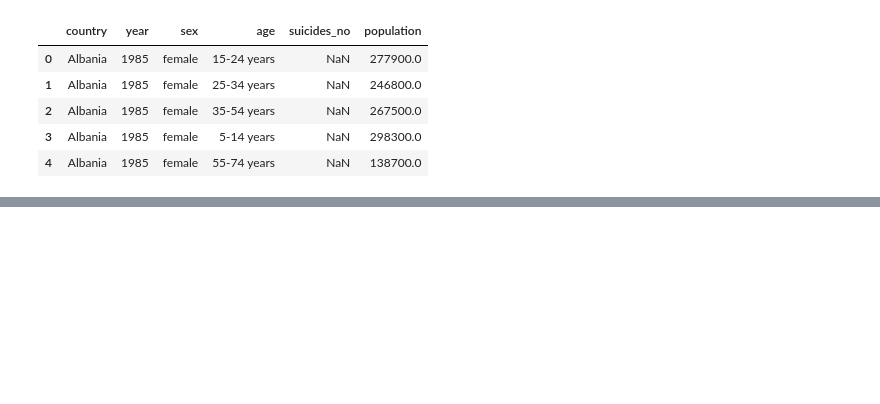
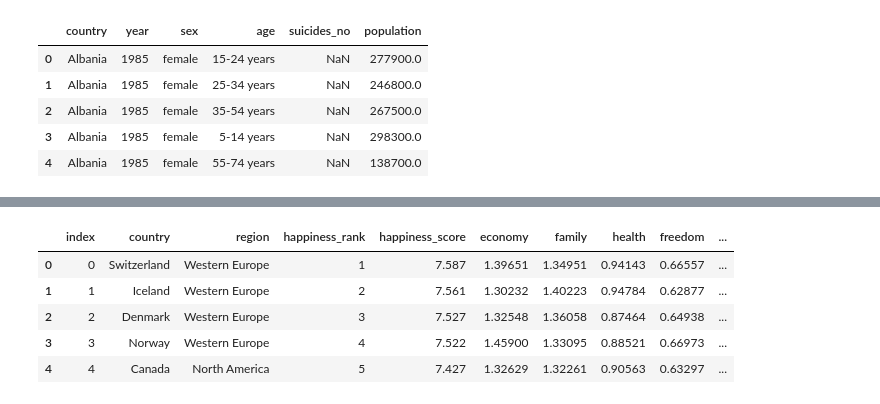
Before and after one commit to lmbejaran/Columbia-ETL-Project, a Jupyter notebook: Main.ipynb, the cells around one changed output, grey strips where cells are left out. Cells and saved outputs as stored; diff of their text form; code cells hidden in the pictures; blank space fills up the shorter version.

```diff
--- a/Main.ipynb
+++ b/Main.ipynb
@@ -197,0 +179,4 @@ See the caveats in the documentation: https://pandas.pydata.org/pandas-docs/stab
+# %%
+# create engine to connect to the ETL_Project DB
+engine = create_engine('postgres://postgres:password@localhost:5432/ETL_Project')
+conn = engine.connect()
@@ -197,0 +186,11 @@ See the caveats in the documentation: https://pandas.pydata.org/pandas-docs/stab
+# %%
+# return the happiness table
+happiness = pd.read_sql("SELECT * FROM happiness", conn)
+happiness.head()
+# %% [output]
+|  | index | country | region | happiness_rank | happiness_score | economy | family | health | freedom | ... |
+| 0 | 0 | Switzerland | Western Europe | 1 | 7.587 | 1.39651 | 1.34951 | 0.94143 | 0.66557 | ... |
+| 1 | 1 | Iceland | Western Europe | 2 | 7.561 | 1.30232 | 1.40223 | 0.94784 | 0.62877 | ... |
+| 2 | 2 | Denmark | Western Europe | 3 | 7.527 | 1.32548 | 1.36058 | 0.87464 | 0.64938 | ... |
+| 3 | 3 | Norway | Western Europe | 4 | 7.522 | 1.45900 | 1.33095 | 0.88521 | 0.66973 | ... |
+| 4 | 4 | Canada | North America | 5 | 7.427 | 1.32629 | 1.32261 | 0.90563 | 0.63297 | ... |
```
Also changed, not shown: parts of 26 cells of this notebook.
